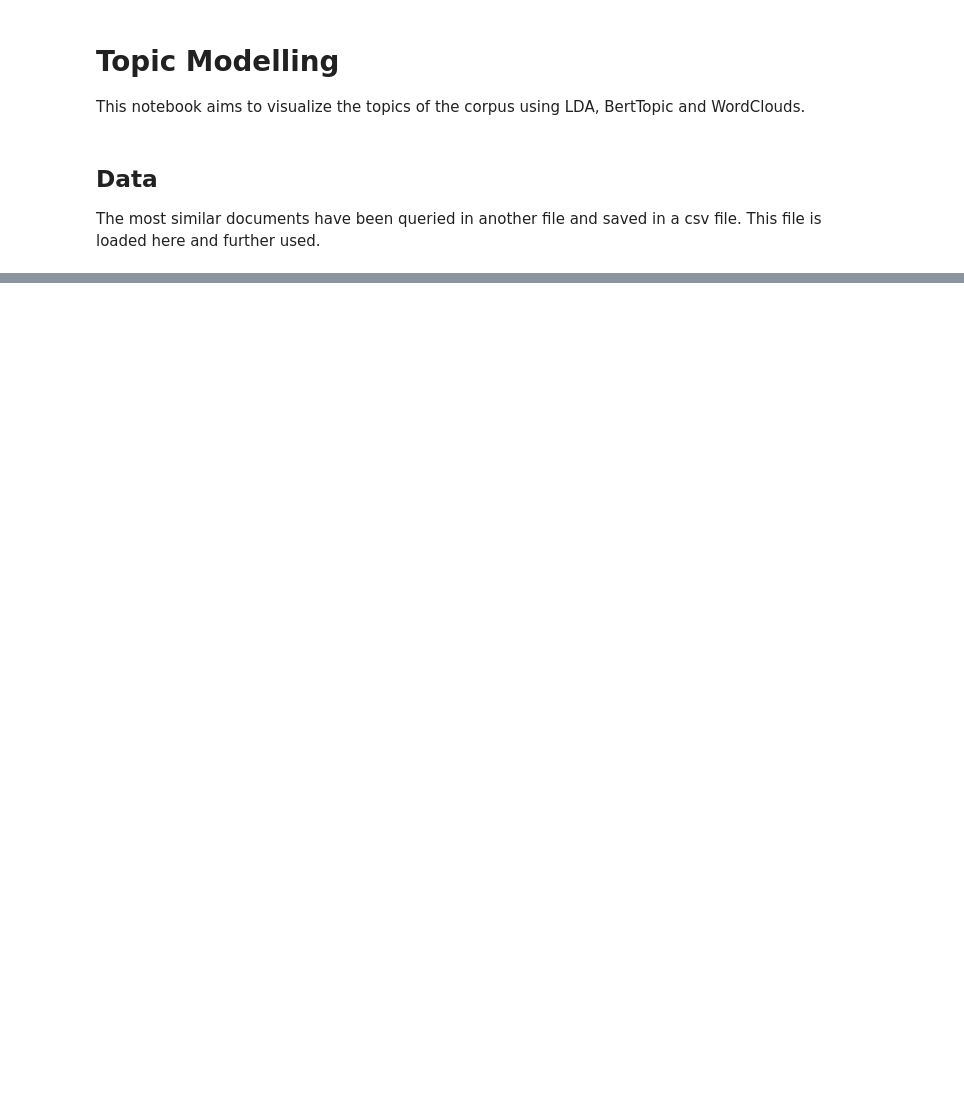
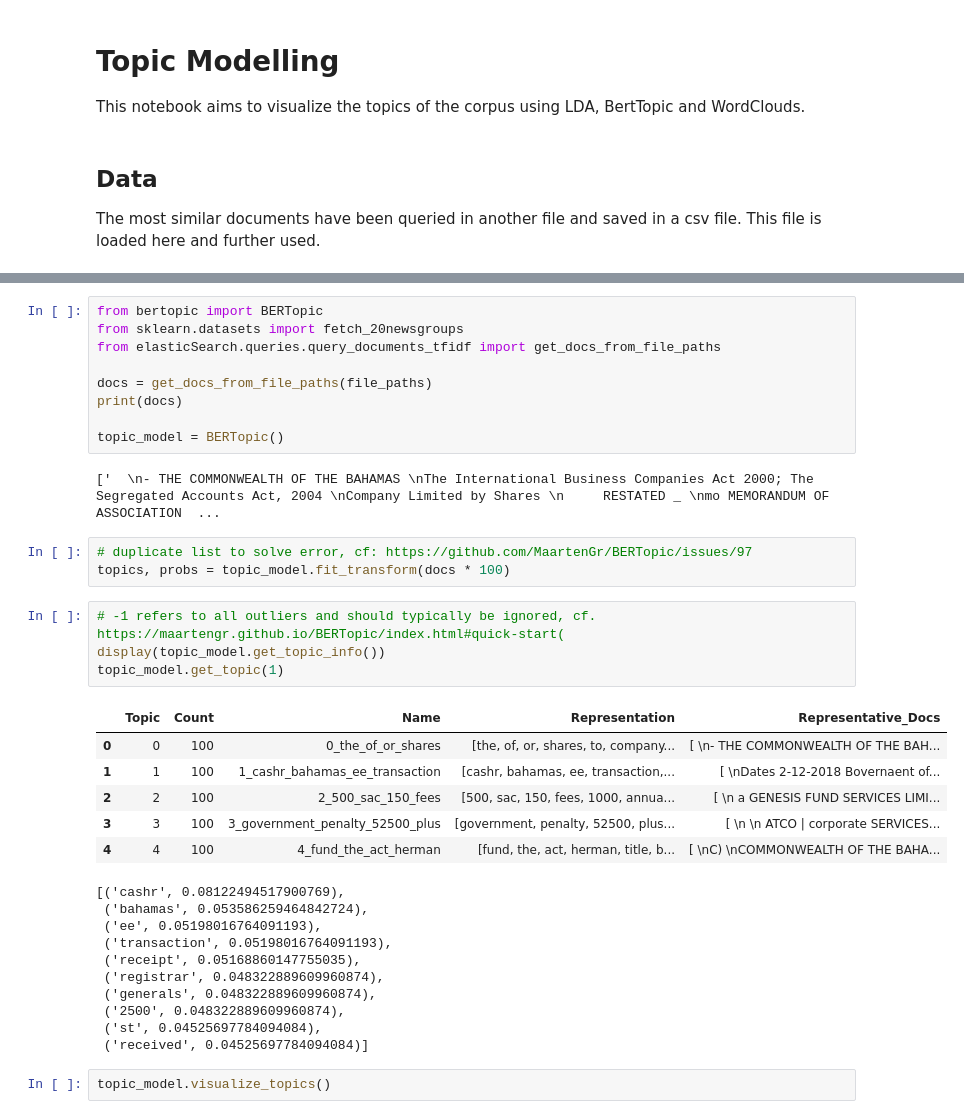
Before and after one commit to KlaraGtknst/topic-analysis-text-data, a Jupyter notebook: topic_modelling.ipynb, the cells around one changed output, grey strips where cells are left out. Cells and saved outputs as stored; diff of their text form; blank space fills up the shorter version.

Commit message:
feat: added different topic modelling techniques

```diff
--- a/topic_modelling.ipynb
+++ b/topic_modelling.ipynb
@@ -23,0 +61,37 @@ print(type(results))
+# %%
+from bertopic import BERTopic
+from sklearn.datasets import fetch_20newsgroups
+from elasticSearch.queries.query_documents_tfidf import get_docs_from_file_paths
+
+docs = get_docs_from_file_paths(file_paths)
+print(docs)
+
+topic_model = BERTopic()
+# %% [output]
+['  \n- THE COMMONWEALTH OF THE BAHAMAS \nThe International Business Companies Act 2000; The Segregated Accounts Act, 2004 \nCompany Limited by Shares \n     RESTATED _ \nmo MEMORANDUM OF ASSOCIATION  ...
+# %%
+# duplicate list to solve error, cf: https://github.com/MaartenGr/BERTopic/issues/97
+topics, probs = topic_model.fit_transform(docs * 100)
+# %%
+# -1 refers to all outliers and should typically be ignored, cf. https://maartengr.github.io/BERTopic/index.html#quick-start(
+display(topic_model.get_topic_info())
+topic_model.get_topic(1)
+# %% [output]
+|  | Topic | Count | Name | Representation | Representative_Docs |
+| 0 | 0 | 100 | 0_the_of_or_shares | [the, of, or, shares, to, company... | [ \n- THE COMMONWEALTH OF THE BAH... |
+| 1 | 1 | 100 | 1_cashr_bahamas_ee_transaction | [cashr, bahamas, ee, transaction,... | [ \nDates 2-12-2018 Bovernaent of... |
+| 2 | 2 | 100 | 2_500_sac_150_fees | [500, sac, 150, fees, 1000, annua... | [ \n a GENESIS FUND SERVICES LIMI... |
+| 3 | 3 | 100 | 3_government_penalty_52500_plus | [government, penalty, 52500, plus... | [ \n \n ATCO | corporate SERVICES... |
+| 4 | 4 | 100 | 4_fund_the_act_herman | [fund, the, act, herman, title, b... | [ \nC) \nCOMMONWEALTH OF THE BAHA... |
+[('cashr', 0.08122494517900769),
+ ('bahamas', 0.053586259464842724),
+ ('ee', 0.05198016764091193),
+ ('transaction', 0.05198016764091193),
+ ('receipt', 0.05168860147755035),
+ ('registrar', 0.048322889609960874),
+ ('generals', 0.048322889609960874),
+ ('2500', 0.048322889609960874),
+ ('st', 0.04525697784094084),
+ ('received', 0.04525697784094084)]
+# %%
+topic_model.visualize_topics()
```
Also changed, not shown: parts of 14 cells of this notebook, 4 other files.
